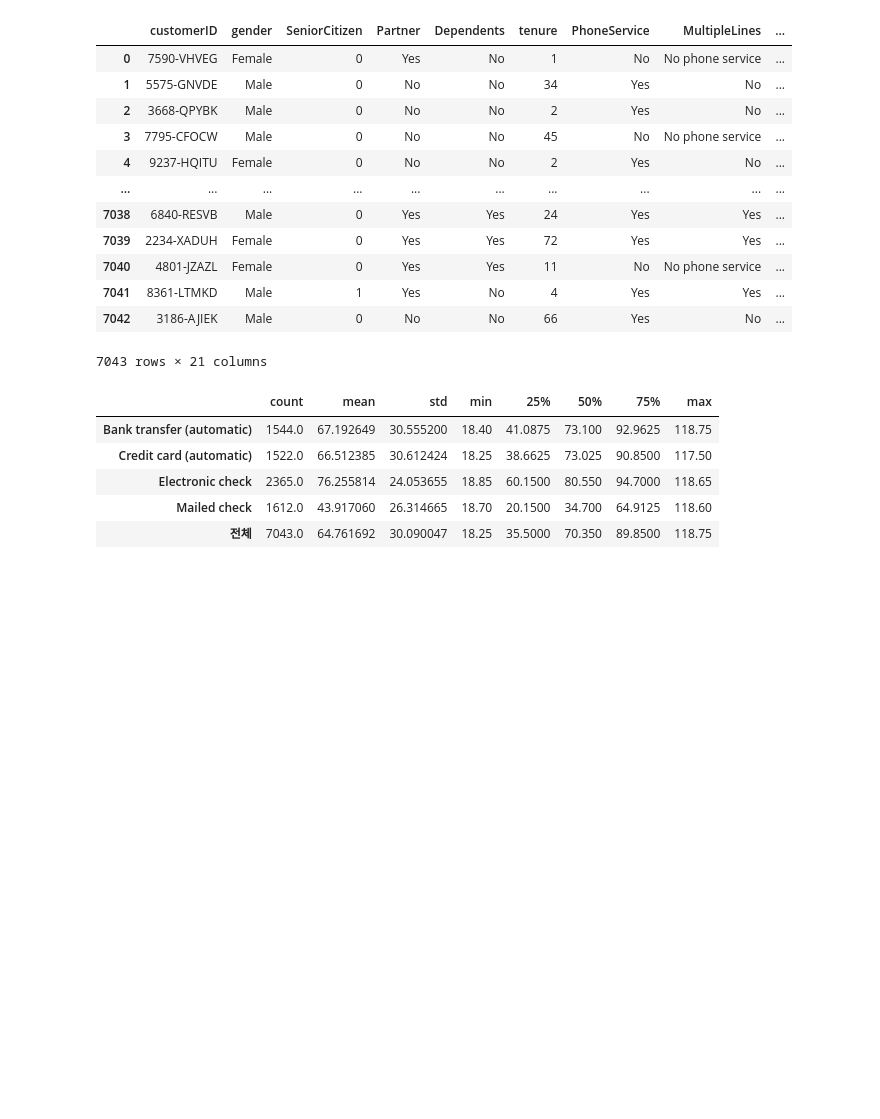
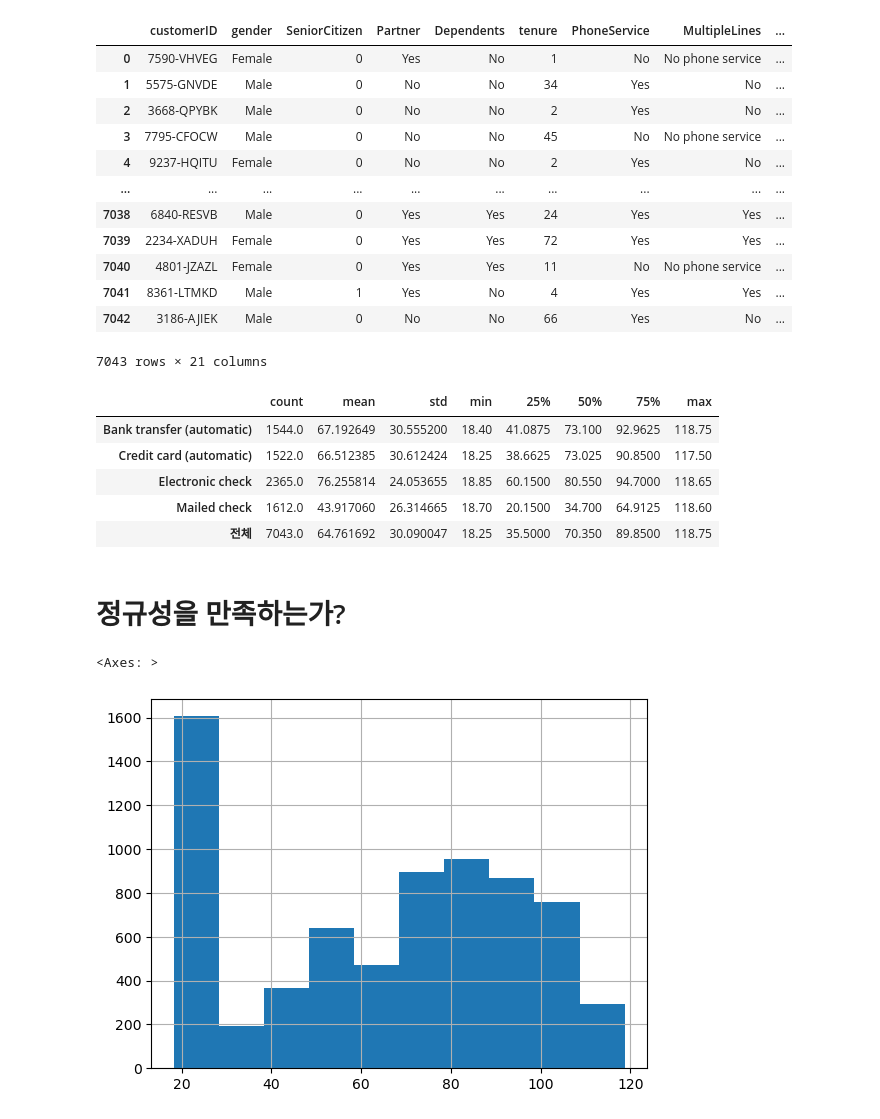
Before and after one commit to mkk4726/statistics-study, a Jupyter notebook: ANOVA/telco_customer_chain.ipynb, the cells around one changed output. Saved outputs shown, nothing was run; the diff lists cells and outputs as text; code cells hidden in the pictures; blank space fills up the shorter version.

```diff
--- a/ANOVA/telco_customer_chain.ipynb
+++ b/ANOVA/telco_customer_chain.ipynb
@@ -44,3 +44,10 @@ result
 | Electronic check | 2365.0 | 76.255814 | 24.053655 | 18.85 | 60.1500 | 80.550 | 94.7000 | 118.65 |
 | Mailed check | 1612.0 | 43.917060 | 26.314665 | 18.70 | 20.1500 | 34.700 | 64.9125 | 118.60 |
 | 전체 | 7043.0 | 64.761692 | 30.090047 | 18.25 | 35.5000 | 70.350 | 89.8500 | 118.75 |
+# %% [markdown]
+# 정규성을 만족하는가?
+# %%
+df['MonthlyCharges'].hist()
+# %% [output]
+<Axes: >
+[figure, added]
```
Also changed, not shown: parts of 6 cells of this notebook, 1 other file.
